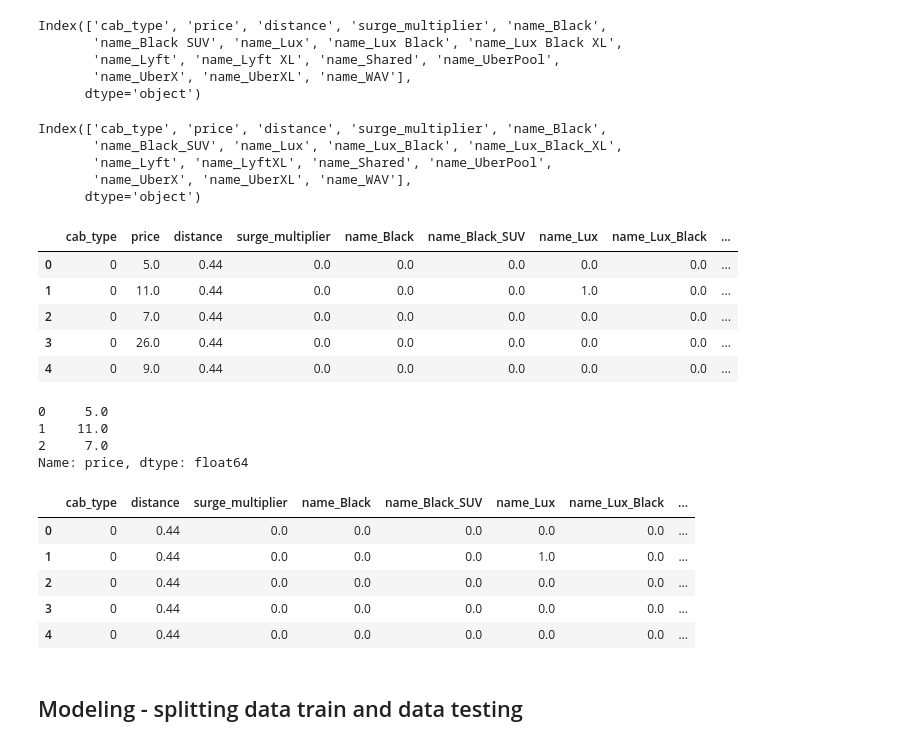
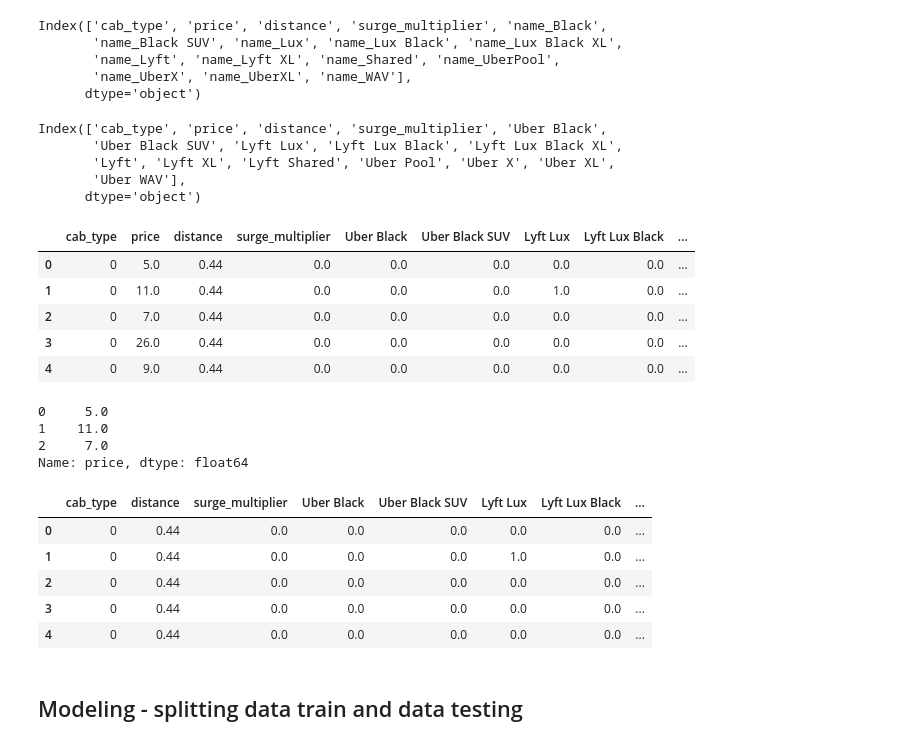
Before and after one commit to safiraauliar/Final-Project1-LinierRegression-kelompok1, a Jupyter notebook: FinalProject1-PYTN-03-LinearRegression.ipynb, the cells around one changed output. Saved outputs shown, nothing was run; the diff lists cells and outputs as text; code cells hidden in the pictures.

Commit message:
edit column name and add function to check predit price

```diff
--- a/FinalProject1-PYTN-03-LinearRegression.ipynb
+++ b/FinalProject1-PYTN-03-LinearRegression.ipynb
@@ -732,20 +724,22 @@ Index(['cab_type', 'price', 'distance', 'surge_multiplier', 'name_Black',
        'name_UberX', 'name_UberXL', 'name_WAV'],
       dtype='object')
 # %%
-df.rename(columns={'name_Black SUV':'name_Black_SUV', 'name_Lux Black':'name_Lux_Black',
-                  'name_Lux Black XL':'name_Lux_Black_XL','name_Lyft XL':'name_LyftXL'}, inplace=True)
+df.rename(columns={'name_Black':'Uber Black','name_Black_SUV':'Uber Black SUV', 'name_Lux':'Lyft Lux',
+                   'name_Lux_Black':'Lyft Lux Black','name_Lux_Black_XL':'Lyft Lux Black XL','name_Lyft':'Lyft',
+                   'name_LyftXL':'Lyft XL', 'name_Shared':'Lyft Shared', 'name_UberPool':'Uber Pool',
+                   'name_UberX':'Uber X', 'name_UberXL':'Uber XL', 'name_WAV':'Uber WAV'}, inplace=True)
 # %%
 df.columns
 # %% [output]
-Index(['cab_type', 'price', 'distance', 'surge_multiplier', 'name_Black',
-       'name_Black_SUV', 'name_Lux', 'name_Lux_Black', 'name_Lux_Black_XL',
-       'name_Lyft', 'name_LyftXL', 'name_Shared', 'name_UberPool',
-       'name_UberX', 'name_UberXL', 'name_WAV'],
+Index(['cab_type', 'price', 'distance', 'surge_multiplier', 'Uber Black',
+       'Uber Black SUV', 'Lyft Lux', 'Lyft Lux Black', 'Lyft Lux Black XL',
+       'Lyft', 'Lyft XL', 'Lyft Shared', 'Uber Pool', 'Uber X', 'Uber XL',
+       'Uber WAV'],
       dtype='object')
 # %%
 df.head()
 # %% [output]
-|  | cab_type | price | distance | surge_multiplier | name_Black | name_Black_SUV | name_Lux | name_Lux_Black | ... |
+|  | cab_type | price | distance | surge_multiplier | Uber Black | Uber Black SUV | Lyft Lux | Lyft Lux Black | ... |
 | 0 | 0 | 5.0 | 0.44 | 0.0 | 0.0 | 0.0 | 0.0 | 0.0 | ... |
 | 1 | 0 | 11.0 | 0.44 | 0.0 | 0.0 | 0.0 | 1.0 | 0.0 | ... |
 | 2 | 0 | 7.0 | 0.44 | 0.0 | 0.0 | 0.0 | 0.0 | 0.0 | ... |
@@ -760,10 +754,10 @@ y.head(3)
 2     7.0
 Name: price, dtype: float64
 # %%
-x = df.drop(columns=['price'], axis=1)
-x.head()
+X = df.drop(columns=['price'], axis=1)
+X.head()
 # %% [output]
-|  | cab_type | distance | surge_multiplier | name_Black | name_Black_SUV | name_Lux | name_Lux_Black | ... |
+|  | cab_type | distance | surge_multiplier | Uber Black | Uber Black SUV | Lyft Lux | Lyft Lux Black | ... |
 | 0 | 0 | 0.44 | 0.0 | 0.0 | 0.0 | 0.0 | 0.0 | ... |
 | 1 | 0 | 0.44 | 0.0 | 0.0 | 0.0 | 1.0 | 0.0 | ... |
 | 2 | 0 | 0.44 | 0.0 | 0.0 | 0.0 | 0.0 | 0.0 | ... |
```
Also changed, not shown: parts of 26 cells of this notebook.
